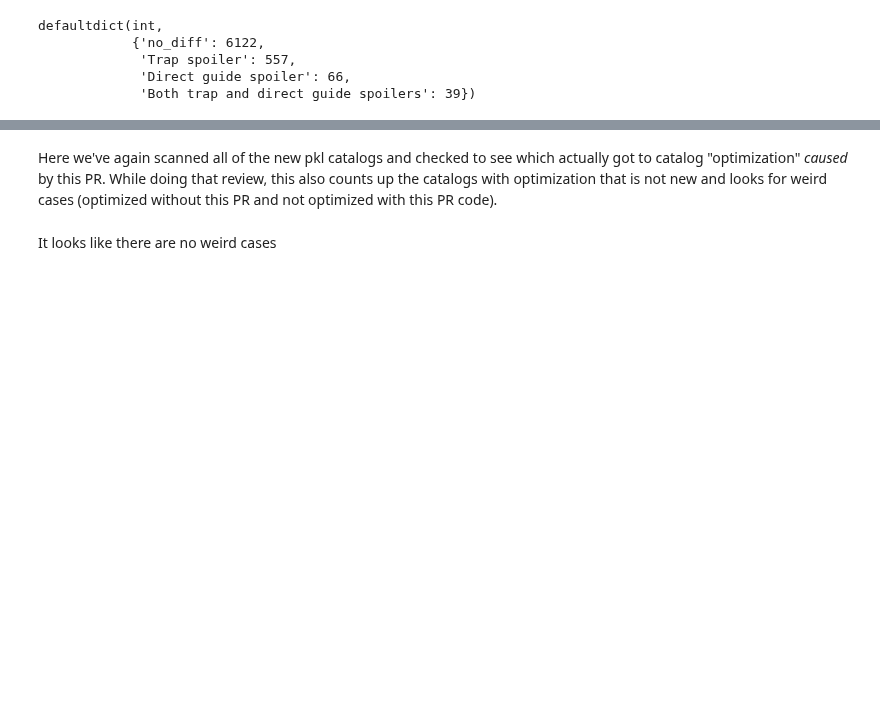
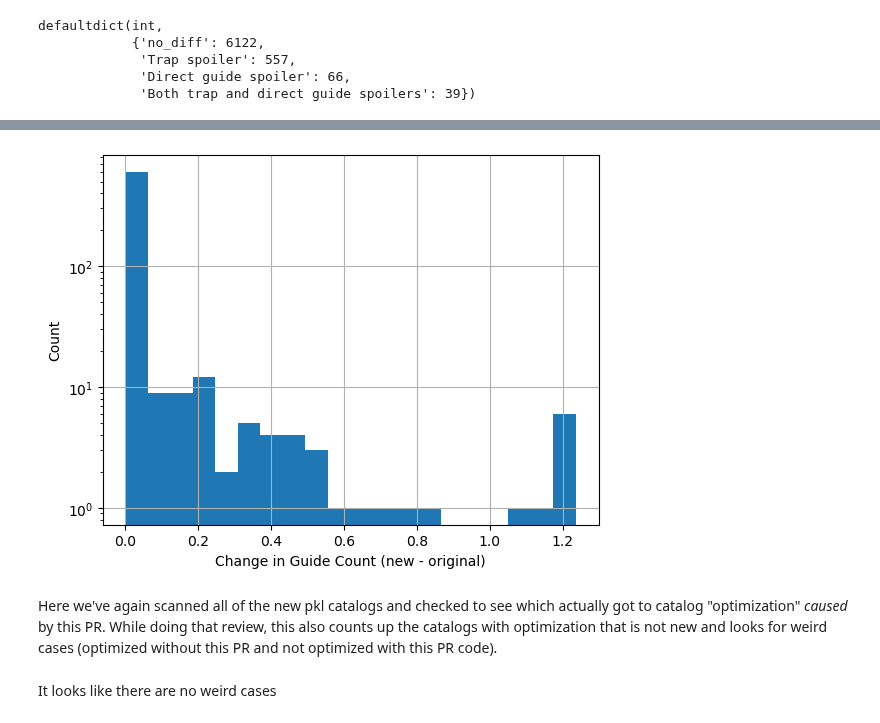
Before and after one commit to sot/proseco, a Jupyter notebook: validate/pr410-regression-optimization.ipynb, the cells around one changed output, grey strips where cells are left out. Saved outputs shown, nothing was run; the diff lists cells and outputs as text; code cells hidden in the pictures; blank space fills up the shorter version.

```diff
--- a/validate/pr410-regression-optimization.ipynb
+++ b/validate/pr410-regression-optimization.ipynb
@@ -79,3 +153,10 @@ defaultdict(int,
+# %%
+plt.hist(dat["guide_count_2"] - dat["guide_count_1"], bins=20, log=True);
+plt.xlabel('Change in Guide Count (new - original)')
+plt.ylabel('Count')
+plt.grid(True)
+# %% [output]
+[figure, added]
 # %%
 import re
 def get_n_optimizations(aca):
```
Also changed, not shown: parts of 15 cells of this notebook.
